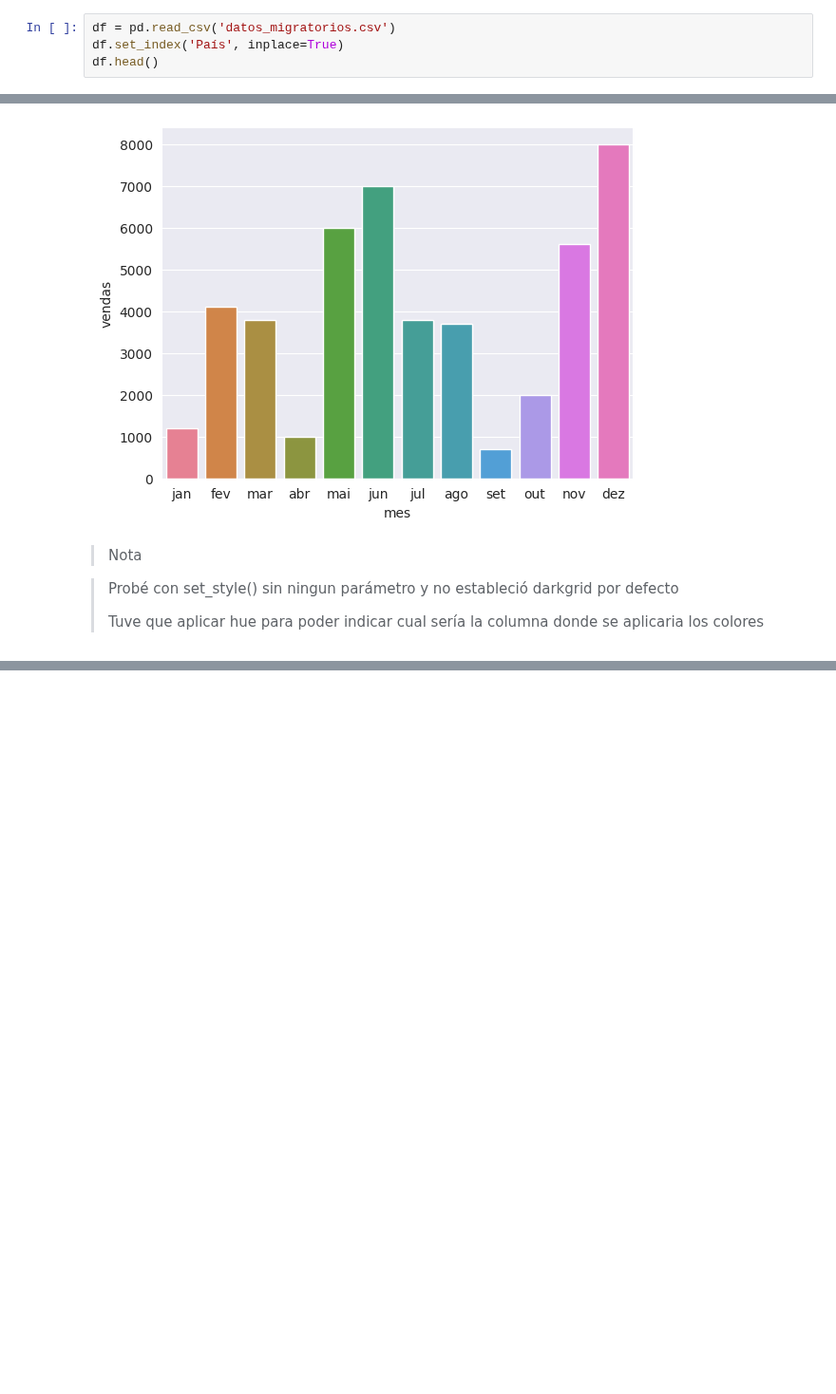
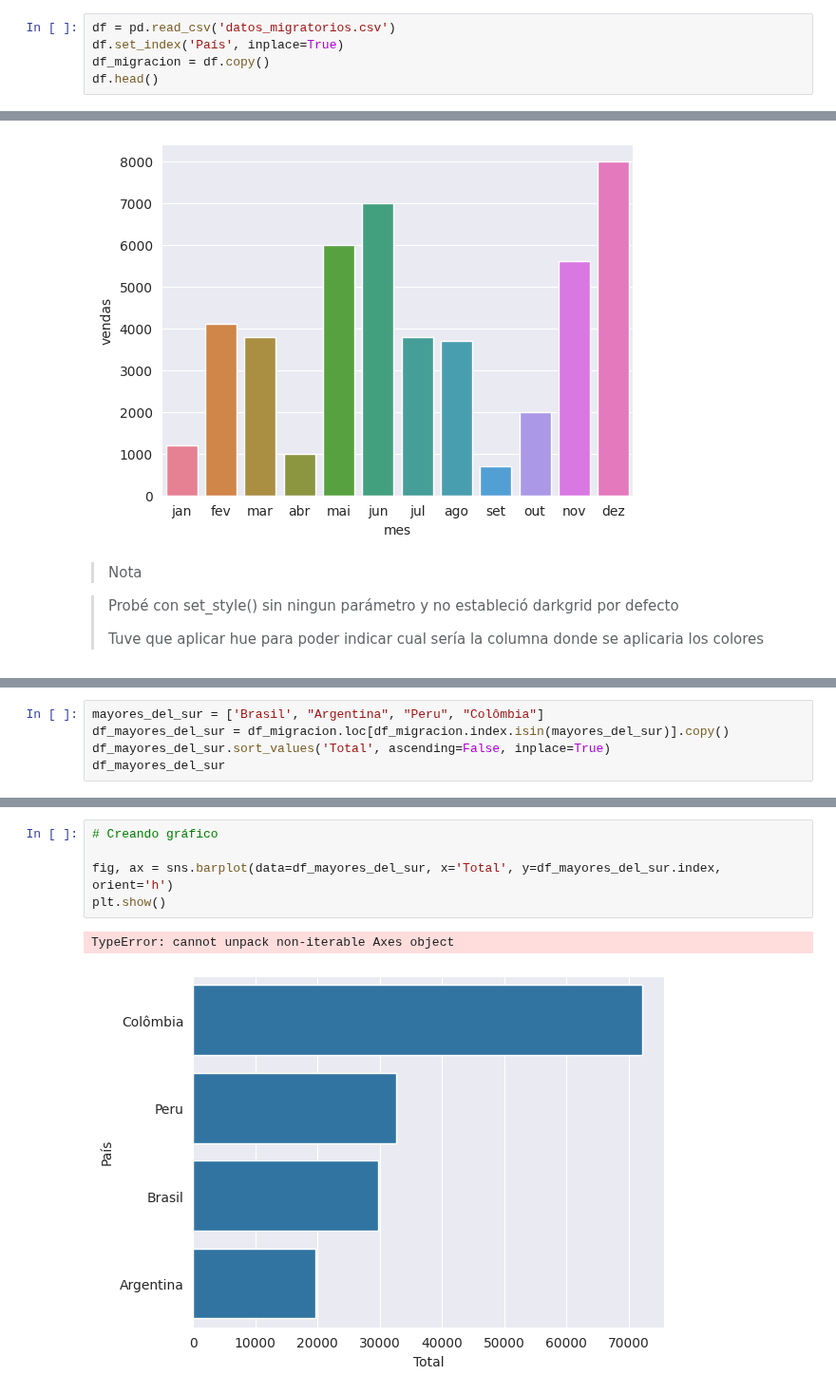
Before and after one commit to ygor-github/data_visualization, a Jupyter notebook: desafios.ipynb, the cells around one changed output, grey strips where cells are left out. Shown at 95% size. Saved outputs shown, nothing was run; the diff lists cells and outputs as text; blank space fills up the shorter version.

```diff
--- a/desafios.ipynb
+++ b/desafios.ipynb
@@ -21,6 +21,7 @@ Após criar o gráfico analise o resultado obtido e reflita nas seguintes quest
 # %%
 df = pd.read_csv('datos_migratorios.csv')
 df.set_index('País', inplace=True)
+df_migracion = df.copy()
 df.head()
 # %% [output]
 |  | Continente | Região | 1980 | 1981 | 1982 | 1983 | 1984 | 1985 | 1986 | 1987 | ... | ... |
@@ -279,0 +288,5 @@ plt.show()
+# %%
+mayores_del_sur = ['Brasil', "Argentina", "Peru", "Colômbia"]
+df_mayores_del_sur = df_migracion.loc[df_migracion.index.isin(mayores_del_sur)].copy()
+df_mayores_del_sur.sort_values('Total', ascending=False, inplace=True)
+df_mayores_del_sur
@@ -279,0 +301,8 @@ plt.show()
+# %%
+# Creando gráfico
+
+fig, ax = sns.barplot(data=df_mayores_del_sur, x='Total', y=df_mayores_del_sur.index, orient='h')
+plt.show()
+# %% [output]
+TypeError: cannot unpack non-iterable Axes object
+[figure, added]
```
Also changed, not shown: parts of 2 cells of this notebook, 1 other file.
